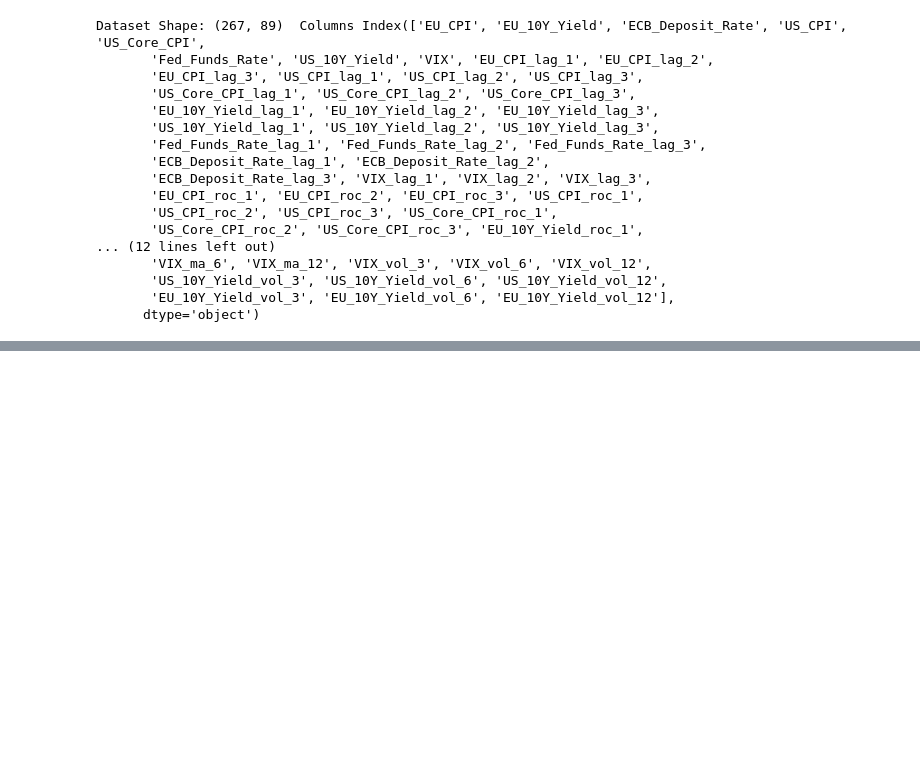
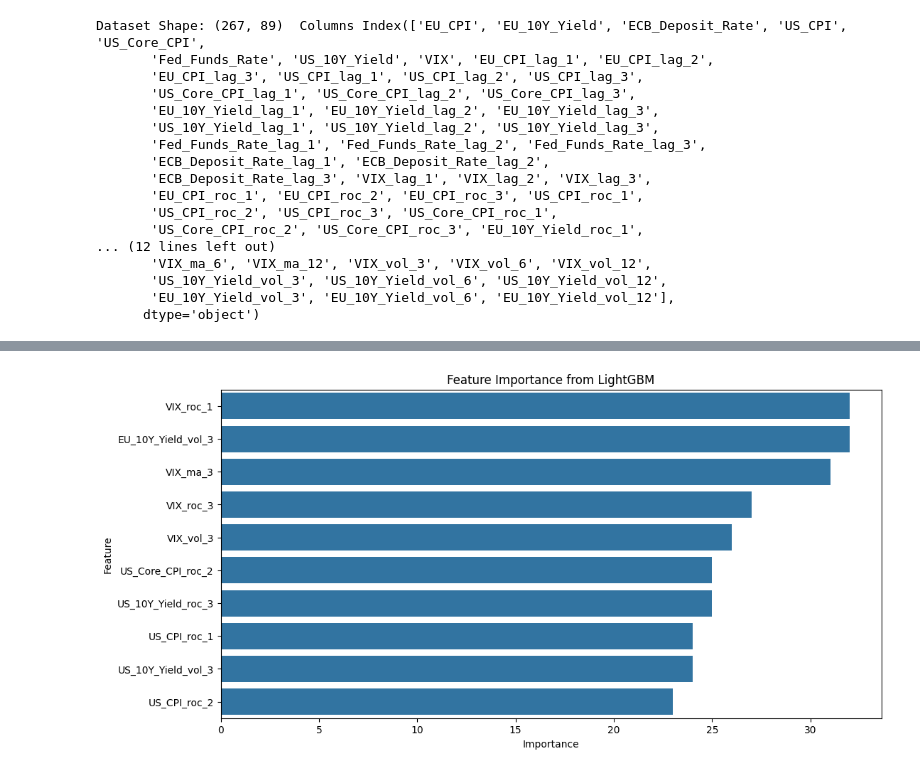
Before and after one commit to rgg81/fundamental-trading-signals, a Jupyter notebook: notebooks/eda.ipynb, the cells around one changed output, grey strips where cells are left out. Saved outputs shown, nothing was run; the diff lists cells and outputs as text; code cells hidden in the pictures; blank space fills up the shorter version.

```diff
--- a/notebooks/eda.ipynb
+++ b/notebooks/eda.ipynb
@@ -135,0 +173,22 @@ plt.show()
+# %%
+# Feature Importance using LightGBM
+X = merged_data.drop(columns=["Target"])
+y = merged_data["Target"]
+# Split the data into training and testing sets based on time
+split_date = "2020-01-01"
+X_train = X.loc[:split_date]
+X_test = X.loc[split_date:]
+y_train = y.loc[:split_date]
+y_test = y.loc[split_date:]
+
+model = lgb.LGBMClassifier()
+model.fit(X_train, y_train)
+
+feature_importances = pd.DataFrame({'Feature': X.columns, 'Importance': model.feature_importances_})
+feature_importances = feature_importances.sort_values(by='Importance', ascending=False)
+
+plt.figure(figsize=(12, 6))
+sns.barplot(x='Importance', y='Feature', data=feature_importances.head(10))
+plt.title("Feature Importance from LightGBM")
+plt.show()
+# %% [output]
@@ -135,0 +212 @@ plt.show()
+[figure, added]
```
Also changed, not shown: parts of 13 cells of this notebook, 9 other files.
